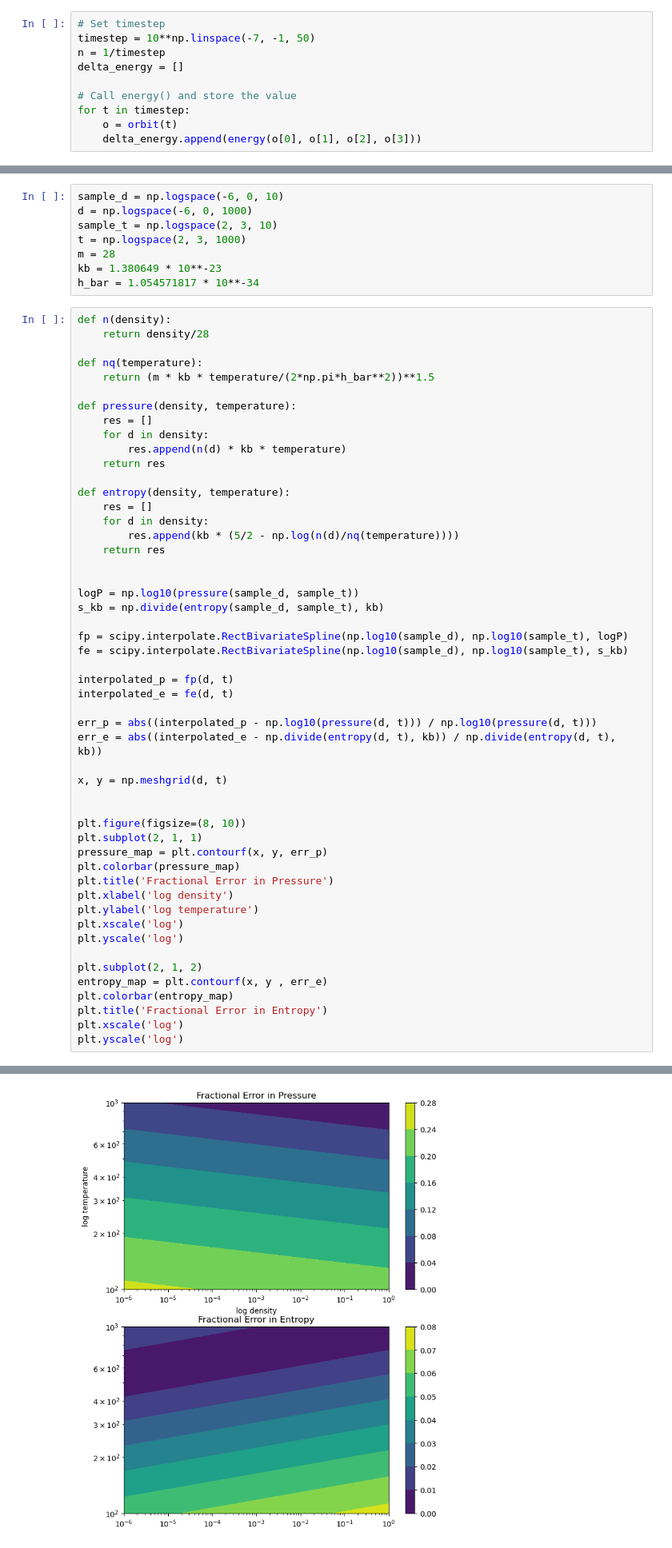
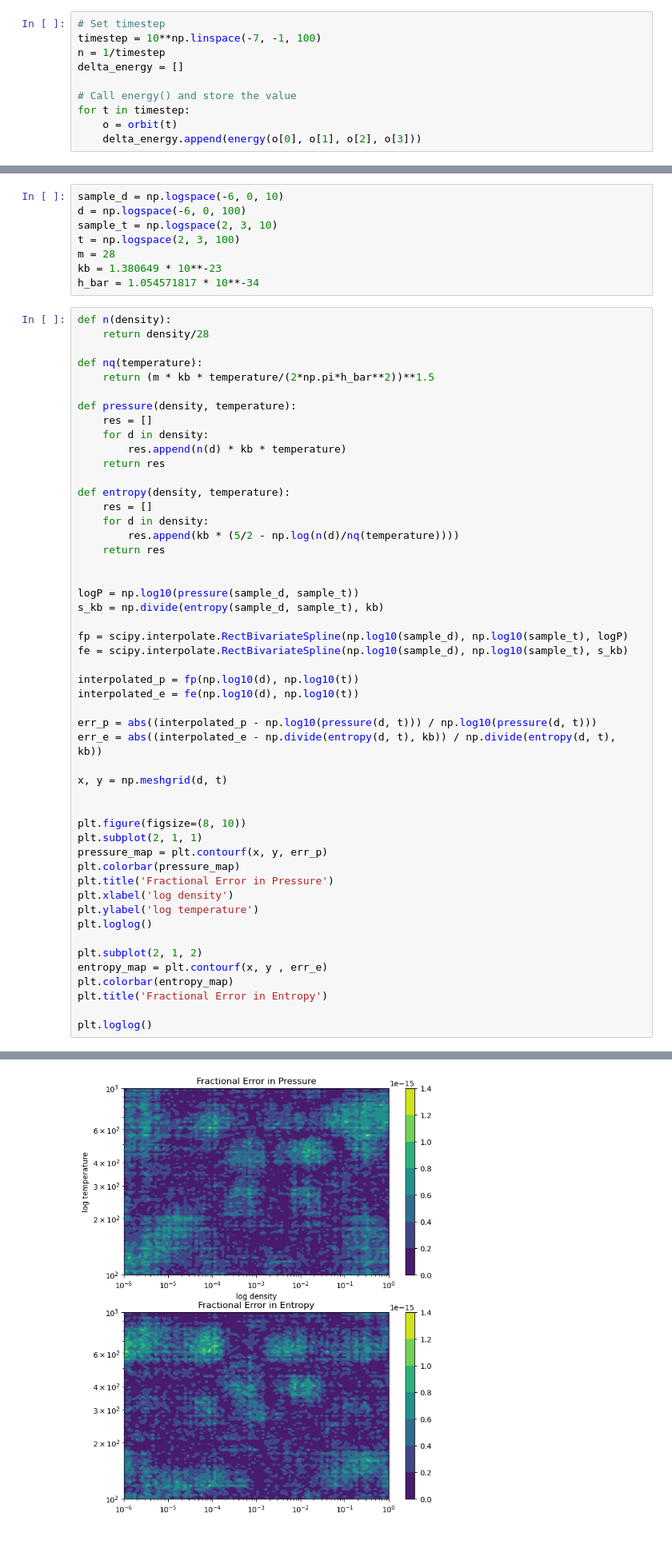
Before and after one commit to Ecksdee02/Phys512-Hw, a Jupyter notebook: Homework1/Homework1.ipynb, the cells around one changed output, grey strips where cells are left out. Shown at 80% size. Saved outputs shown, nothing was run; the diff lists cells and outputs as text.

```diff
--- a/Homework1/Homework1.ipynb
+++ b/Homework1/Homework1.ipynb
@@ -61,7 +61,7 @@ def energy(x, y, vx, vy):
     return (initial - final) / initial
 # %%
 # Set timestep
-timestep = 10**np.linspace(-7, -1, 50)
+timestep = 10**np.linspace(-7, -1, 100)
 n = 1/timestep
 delta_energy = []
 
@@ -100,9 +99,9 @@ import scipy.interpolate
 from matplotlib import ticker
 # %%
 sample_d = np.logspace(-6, 0, 10)
-d = np.logspace(-6, 0, 1000)
+d = np.logspace(-6, 0, 100)
 sample_t = np.logspace(2, 3, 10)
-t = np.logspace(2, 3, 1000)
+t = np.logspace(2, 3, 100)
 m = 28
 kb = 1.380649 * 10**-23
 h_bar = 1.054571817 * 10**-34
@@ -132,8 +131,8 @@ s_kb = np.divide(entropy(sample_d, sample_t), kb)
 fp = scipy.interpolate.RectBivariateSpline(np.log10(sample_d), np.log10(sample_t), logP)
 fe = scipy.interpolate.RectBivariateSpline(np.log10(sample_d), np.log10(sample_t), s_kb)
 
-interpolated_p = fp(d, t)
-interpolated_e = fe(d, t)
+interpolated_p = fp(np.log10(d), np.log10(t))
+interpolated_e = fe(np.log10(d), np.log10(t))
 
 err_p = abs((interpolated_p - np.log10(pressure(d, t))) / np.log10(pressure(d, t)))
 err_e = abs((interpolated_e - np.divide(entropy(d, t), kb)) / np.divide(entropy(d, t), kb))
@@ -148,13 +147,12 @@ plt.colorbar(pressure_map)
 plt.title('Fractional Error in Pressure')
 plt.xlabel('log density')
 plt.ylabel('log temperature')
-plt.xscale('log')
-plt.yscale('log')
+plt.loglog()
 
 plt.subplot(2, 1, 2)
 entropy_map = plt.contourf(x, y , err_e)
 plt.colorbar(entropy_map)
 plt.title('Fractional Error in Entropy')
-plt.xscale('log')
-plt.yscale('log')
+
+plt.loglog()
 # %% [output]
@@ -161,4 +160,4 @@ plt.yscale('log')
-[figure, old version]
+[figure, new version]
 # %%
 dp = fp.partial_derivative(0, 1)
 ds = fe.partial_derivative(1, 0)
```
Also changed, not shown: parts of 2 cells of this notebook.
